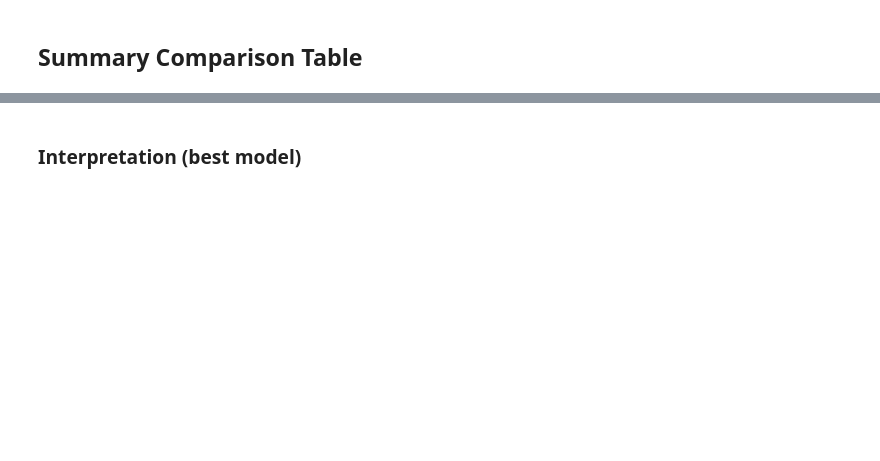
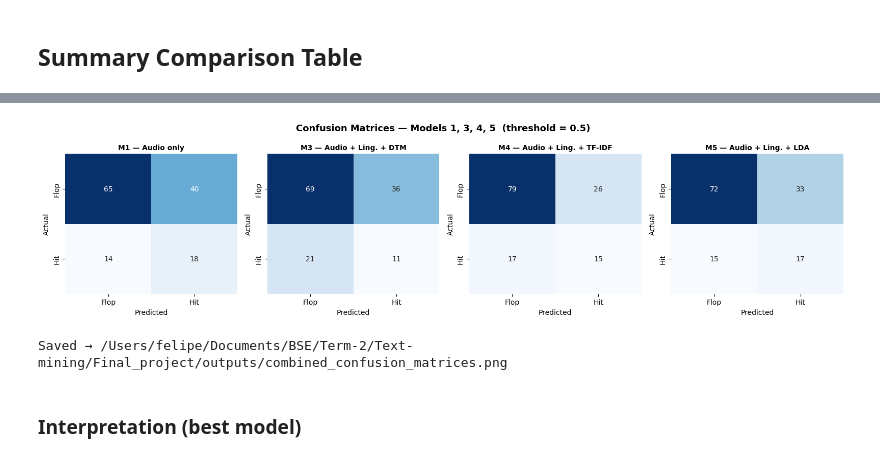
Before and after one commit to Manzife/Text-Mining, a Jupyter notebook: notebooks/05_prediction_model.ipynb, the cells around one changed output, grey strips where cells are left out. Drawn from its saved outputs; the diff is of its cells as text; code cells hidden in the pictures; blank space fills up the shorter version.

```diff
--- a/notebooks/05_prediction_model.ipynb
+++ b/notebooks/05_prediction_model.ipynb
@@ -469,3 +764,26 @@ display(
+# %%
+# ── Side-by-side confusion matrices for Models 1, 3, 4, 5 ───────────────────
+fig, axes = plt.subplots(1, 4, figsize=(16, 4))
+fig.suptitle("Confusion Matrices — Models 1, 3, 4, 5  (threshold = 0.5)",
+             fontweight="bold", fontsize=13)
+
+for ax, (res, label, _) in zip(axes, report_models):
+    y_pred = (res["_y_prob"] >= THRESHOLD).astype(int)
+    cm     = confusion_matrix(y_test, y_pred)
+    sns.heatmap(cm, annot=True, fmt="d", cmap="Blues", ax=ax,
+                xticklabels=["Flop", "Hit"], yticklabels=["Flop", "Hit"],
+                cbar=False)
+    ax.set_title(label, fontsize=10, fontweight="bold")
+    ax.set_xlabel("Predicted")
+    ax.set_ylabel("Actual")
+
+plt.tight_layout()
+plt.savefig(OUTPUTS / "combined_confusion_matrices.png", dpi=300, bbox_inches="tight")
+plt.show()
+print(f"Saved → {OUTPUTS / 'combined_confusion_matrices.png'}")
+# %% [output]
+[figure, added]
+Saved → /Users/felipe/Documents/BSE/Term-2/Text-mining/Final_project/outputs/combined_confusion_matrices.png
 # %% [markdown]
 ### Interpretation (best model)
 # %%
```
Also changed, not shown: parts of 26 cells of this notebook.
